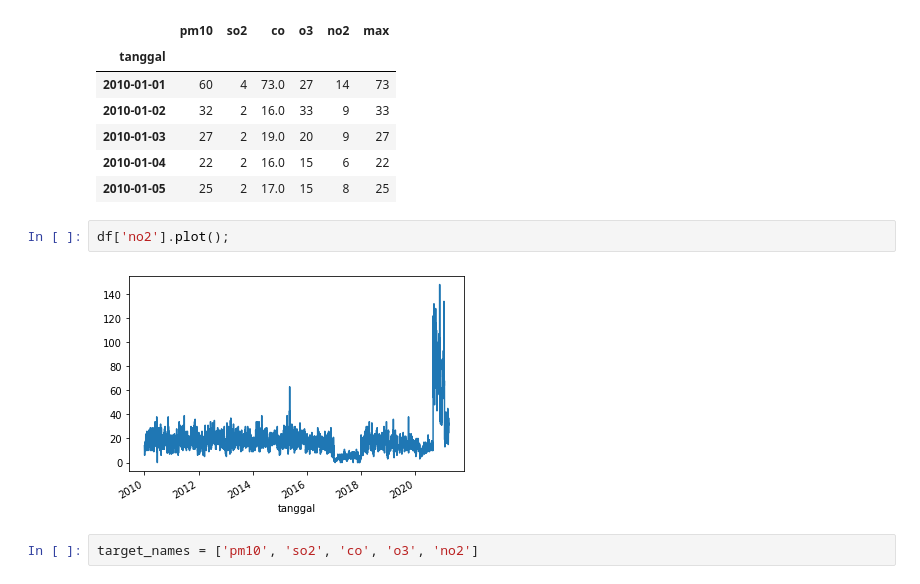
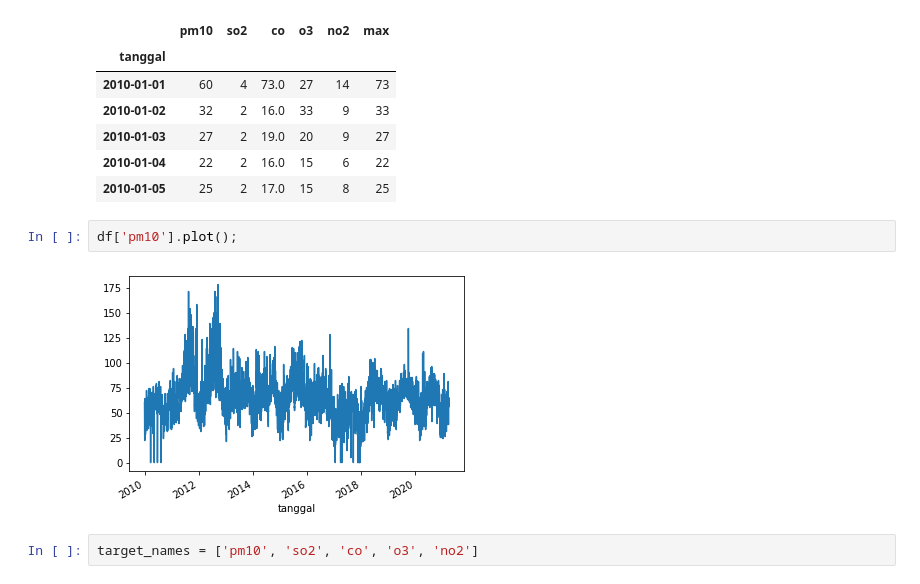
Before and after one commit to nusa1890/Prediction, a Jupyter notebook: Preditctions.ipynb, the cells around one changed output. Drawn from its saved outputs; the diff is of its cells as text.

```diff
--- a/Preditctions.ipynb
+++ b/Preditctions.ipynb
@@ -74,9 +75,9 @@ df.head()
 | 2010-01-04 | 22 | 2 | 16.0 | 15 | 6 | 22 |
 | 2010-01-05 | 25 | 2 | 17.0 | 15 | 8 | 25 |
 # %%
-df['no2'].plot();
+df['pm10'].plot();
 # %% [output]
-[figure, old version]
+[figure, new version]
 # %%
 target_names = ['pm10', 'so2', 'co', 'o3', 'no2']
 # %%
```
Also changed, not shown: parts of 34 cells of this notebook.
